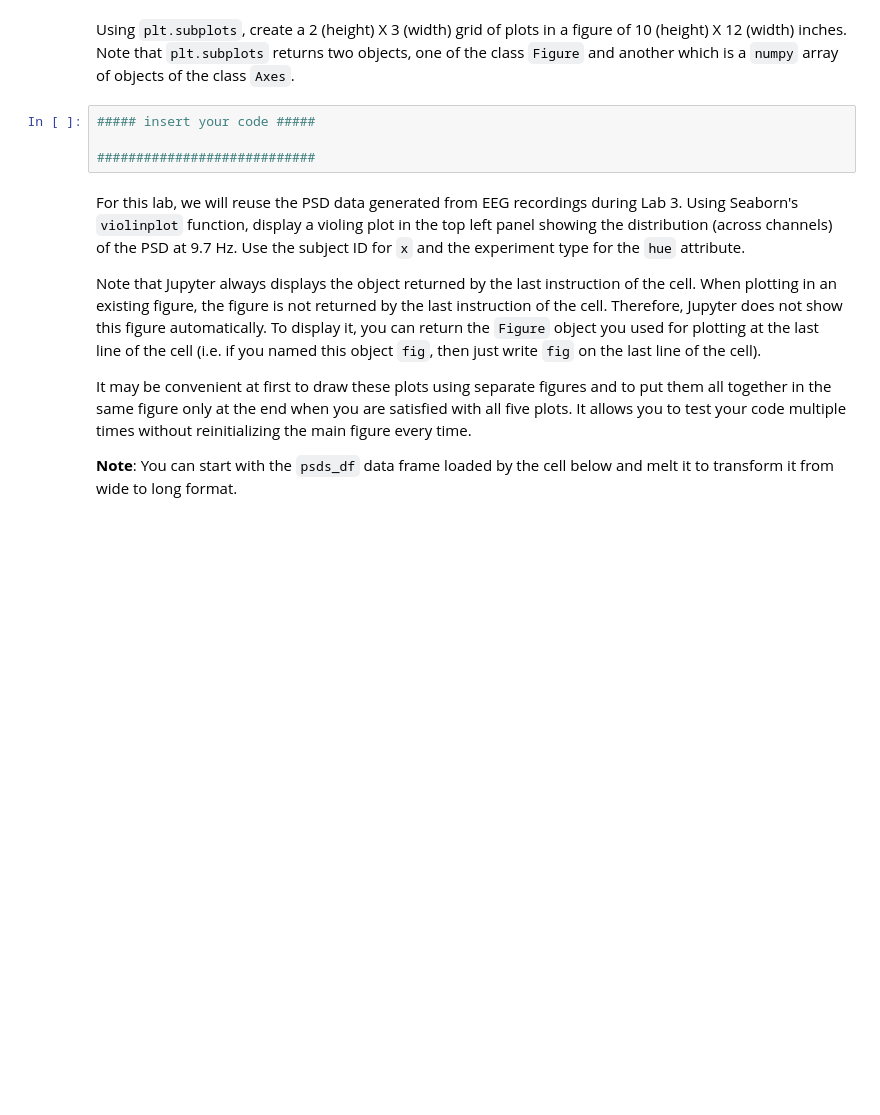
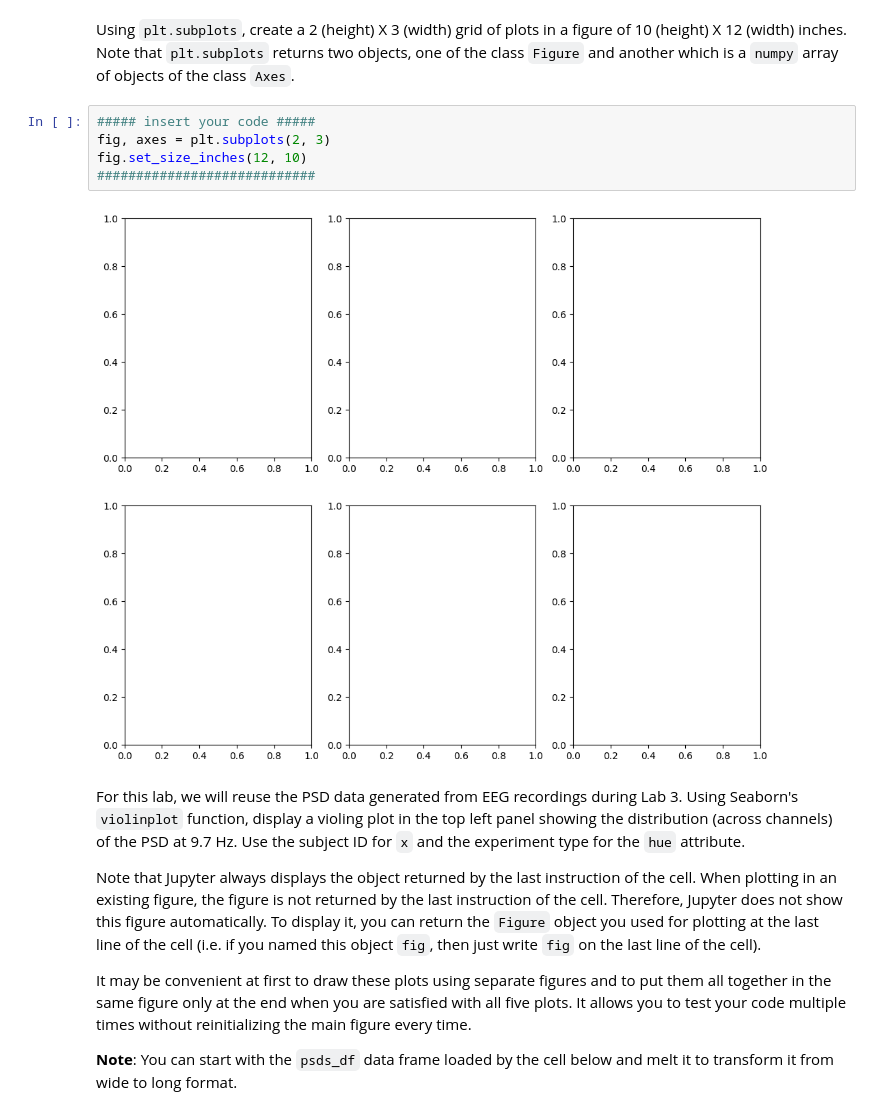
Before and after one commit to kfrancis2017/csce556-labs, a Jupyter notebook: CSCE556_Lab4.ipynb, the cells around one changed output. Cells and saved outputs as stored; diff of their text form; blank space fills up the shorter version.

```diff
--- a/CSCE556_Lab4.ipynb
+++ b/CSCE556_Lab4.ipynb
@@ -35,10 +23,13 @@ import qrcode
 import pandas as pd
 # %% [markdown]
 Using `plt.subplots`, create a 2 (height) X 3 (width) grid of plots in a figure of 10 (height) X 12 (width) inches. Note that `plt.subplots` returns two objects, one of the class `Figure` and another which is a `numpy` array of objects of the class `Axes`.
-# %%
-##### insert your code #####
-
-############################
+# %%
+##### insert your code #####
+fig, axes = plt.subplots(2, 3)
+fig.set_size_inches(12, 10)
+############################
+# %% [output]
+[figure, added]
 # %% [markdown]
 For this lab, we will reuse the PSD data generated from EEG recordings during Lab 3. Using Seaborn's `violinplot` function, display a violing plot in the top left panel showing the distribution (across channels) of the PSD at 9.7 Hz. Use the subject ID for `x` and the experiment type for the `hue` attribute.
 
```
Also changed, not shown: parts of 1 cell of this notebook.
